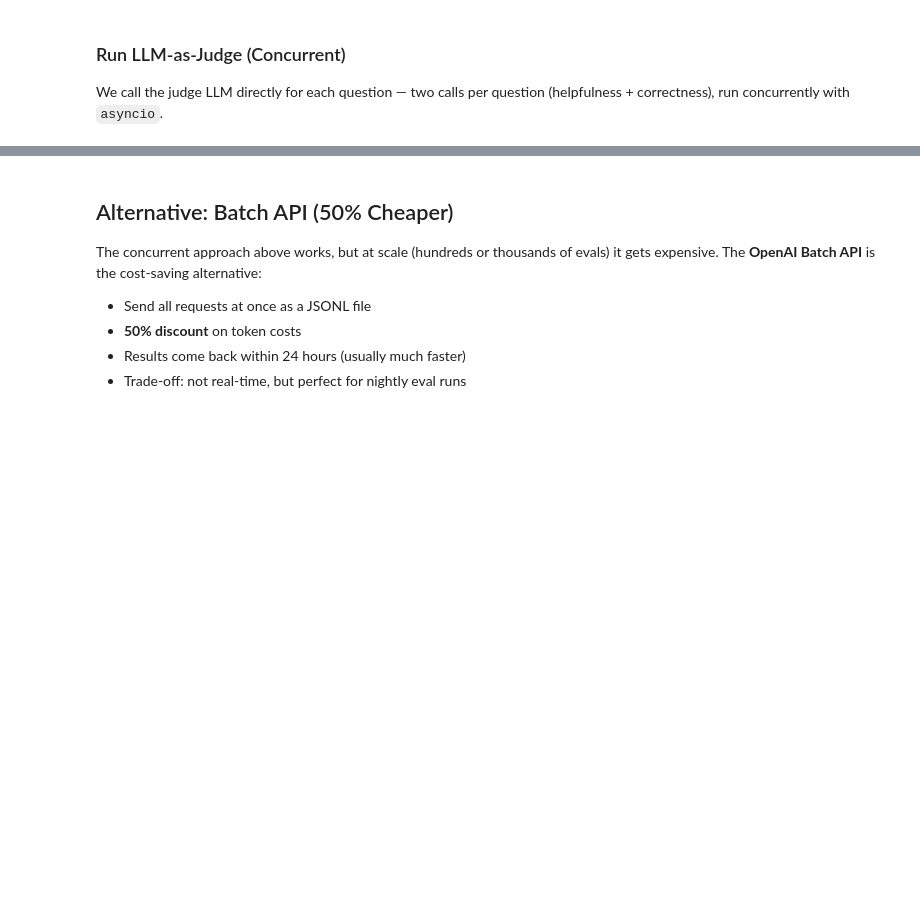
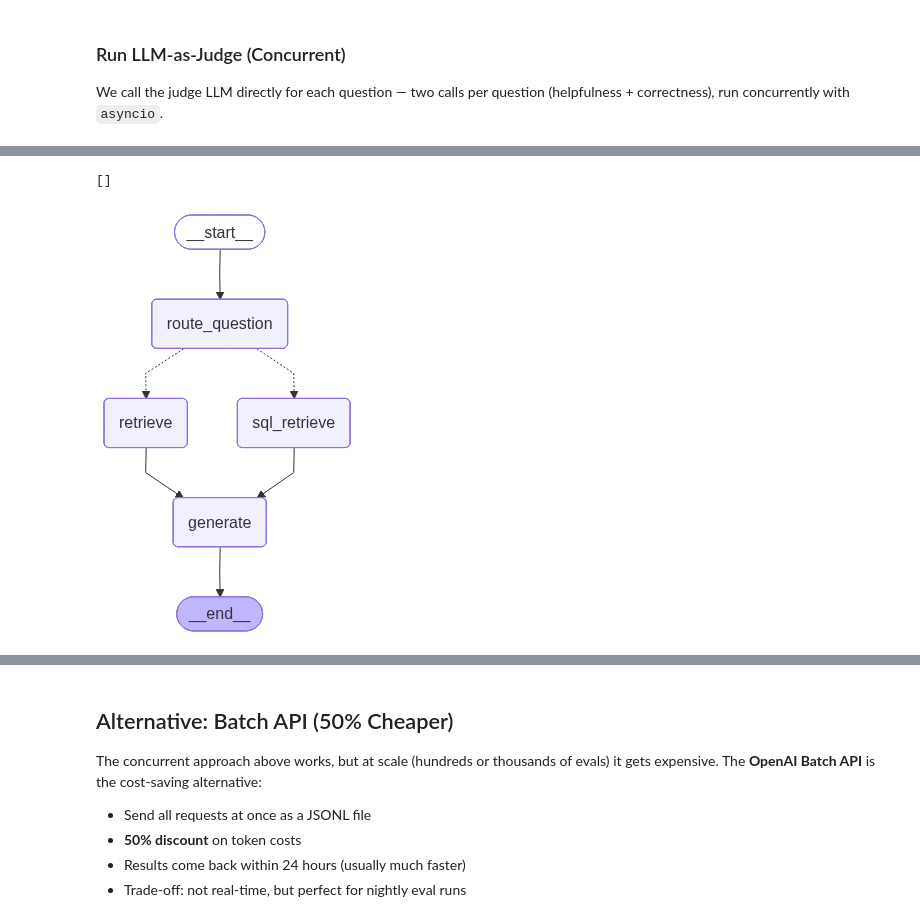
Before and after one commit to fryan2503/llm_workshop, a Jupyter notebook: presentation_code_along.ipynb, the cells around one changed output, grey strips where cells are left out. Drawn from its saved outputs; the diff is of its cells as text; code cells hidden in the pictures; blank space fills up the shorter version.

```diff
--- a/presentation_code_along.ipynb
+++ b/presentation_code_along.ipynb
@@ -803,0 +911,5 @@ Average Latency:     7.01s
+# %%
+cur.execute("SELECT medium FROM artworks WHERE creator = 'Adja Yunkers' AND title = 'Untitled III'")
+cur.fetchall()
+# %% [output]
+[]
@@ -803,0 +941,24 @@ Average Latency:     7.01s
+# %%
+def decide_route(state):
+    return "sql_retrieve" if state["route"] == "sql" else "retrieve"
+
+builder = StateGraph(State)
+builder.add_node("route_question", route_question)
+builder.add_node("retrieve", retrieve)
+builder.add_node("sql_retrieve", sql_retrieve)
+builder.add_node("generate", generate)
+
+builder.add_edge(START, "route_question")
+builder.add_conditional_edges(
+    "route_question",
+    decide_route,
+    {"sql_retrieve": "sql_retrieve", "retrieve": "retrieve"}
+)
+builder.add_edge("retrieve", "generate")
+builder.add_edge("sql_retrieve", "generate")
+builder.add_edge("generate", END)
+
+routing_graph = builder.compile()
+display(Image(routing_graph.get_graph().draw_mermaid_png()))
+# %% [output]
+[figure, added]
```
Also changed, not shown: parts of 54 cells of this notebook, 4 other files.
